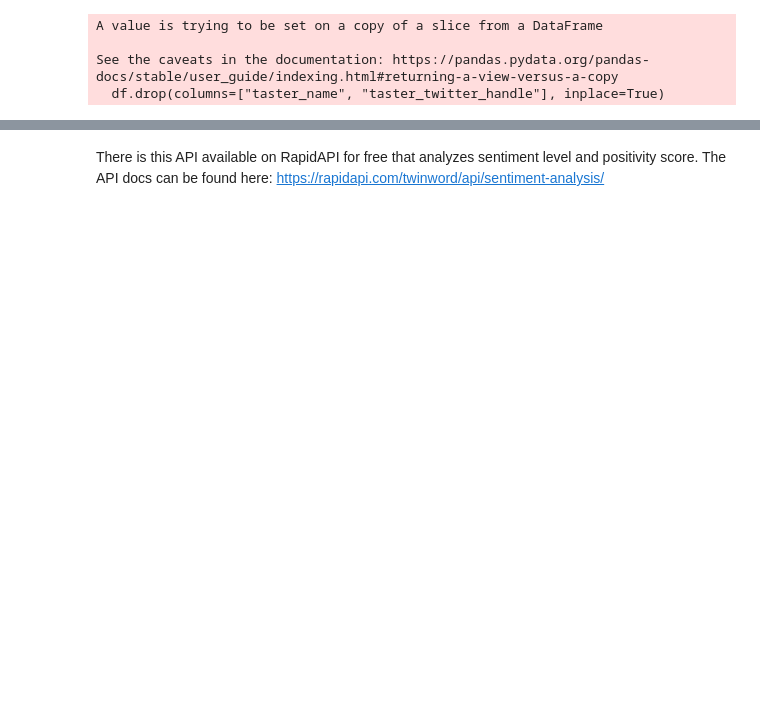
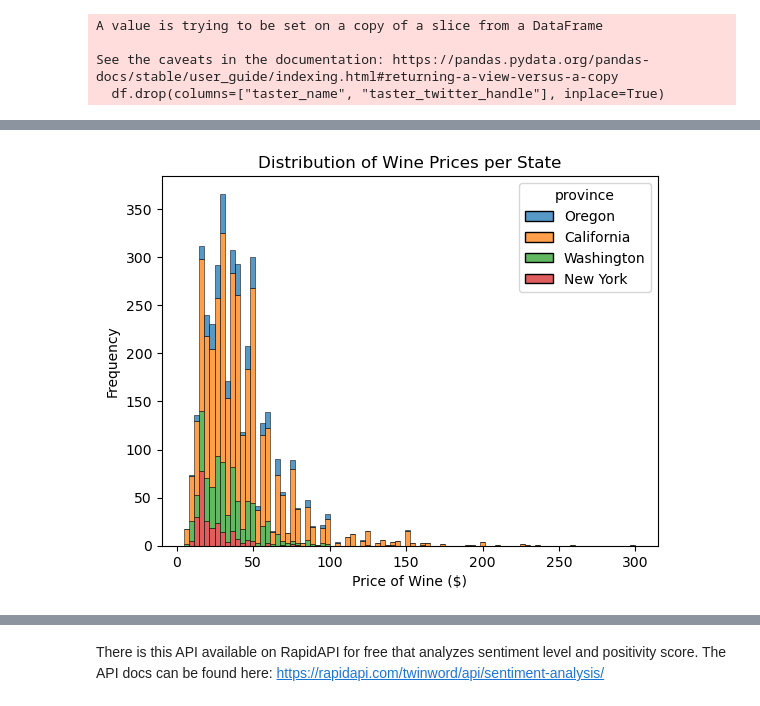
Before and after one commit to thealphacubicle/NEU-Snowball-Project-2023, a Jupyter notebook: Snowball Project.ipynb, the cells around one changed output, grey strips where cells are left out. Saved outputs shown, nothing was run; the diff lists cells and outputs as text; code cells hidden in the pictures; blank space fills up the shorter version.

```diff
--- a/Snowball Project.ipynb
+++ b/Snowball Project.ipynb
@@ -159,0 +159,6 @@ price_point_state_comp
+# %%
+sns.histplot(df, x='price',hue='province', multiple='stack').set(title='Distribution of Wine Prices per State',
+                                                                 xlabel='Price of Wine ($)',
+                                                                 ylabel='Frequency' );
+# %% [output]
+[figure, added]
```
Also changed, not shown: parts of 20 cells of this notebook.
